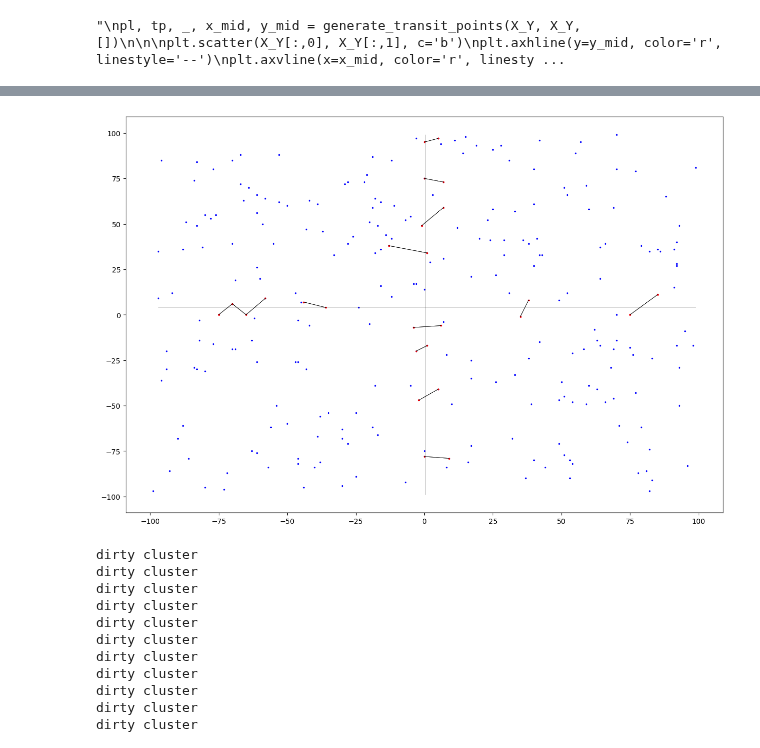
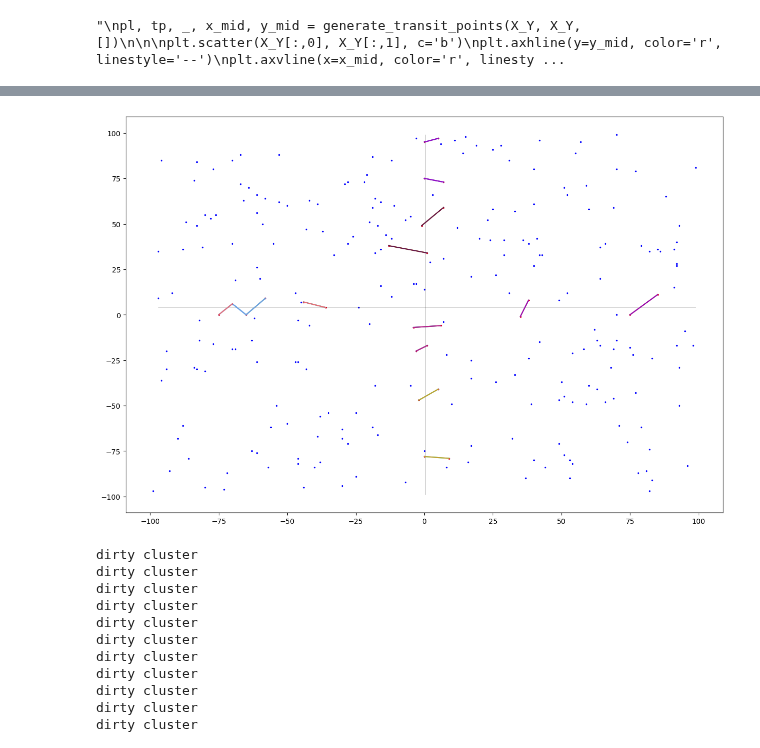
Before and after one commit to sangmin-yoo/TAXI, a Jupyter notebook: Large-Scale-Ising_graph_partition.ipynb, the cells around one changed output, grey strips where cells are left out. Cells and saved outputs as stored; diff of their text form; code cells hidden in the pictures.

```diff
--- a/Large-Scale-Ising_graph_partition.ipynb
+++ b/Large-Scale-Ising_graph_partition.ipynb
@@ -90,8 +90,8 @@ plt.figure(figsize=(15,10))
 plt.plot()
 plt.title('Cities in ' + x)
 plt.scatter(X_coord, Y_coord)
-for idx, (x, y) in enumerate(X_Y):
-    plt.text(x, y, str(idx), fontsize=9, ha='right', va='bottom', color='blue')
+#for idx, (x, y) in enumerate(X_Y):
+#    plt.text(x, y, str(idx), fontsize=9, ha='right', va='bottom', color='blue')
 plt.show()
 # %% [output]
 Problem : gil262
@@ -450,7 +799,7 @@ for p1, p2 in tp:
 # %%
 sys.setrecursionlimit(100)
 
-
+pairs = []
 def recurse_graph(global_array, points_info, transit_point_master, partitions, reference_frame = (None, None, None, None, None, None), ising_size = 12):
     '''
     Given a set of points and transit points (if any), recursively split the graph into 4 quadrants and generate transit points between them.
@@ -460,8 +809,8 @@ def recurse_graph(global_array, points_info, transit_point_master, partitions, r
     x/y_reference frame is a 3-tuple only for visualization purposes. (for the gridding that is happening)
     '''
     for i, p in enumerate(points_info):
-        if p[1] == False:
-            p_new, _, transit_point_master, x_mid, y_mid = generate_transit_points(global_array, p[0], transit_point_master, ising_size)
+        if p[1] == None:
+            p_new, _, transit_point_master, x_mid, y_mid = generate_transit_points(global_array, p[0], transit_point_master, reference_frame, ising_size)
             '''
             for p_nest in p_new:
 
@@ -512,6 +861,6 @@ def recurse_graph(global_array, points_info, transit_point_master, partitions, r
 partitions = []
 transit_point_master = []
 
-initial_points_info = [(X_Y, False)]
+initial_points_info = [(X_Y, None)]
 
 transit_point_master, partitions = recurse_graph(X_Y, initial_points_info, transit_point_master, partitions)
@@ -518,32 +902,54 @@ transit_point_master, partitions = recurse_graph(X_Y, initial_points_info, trans
 # %%
 x_max = max(X_Y[:,0])
 x_min = min(X_Y[:,0])
 y_max = max(X_Y[:,1])
 y_min = min(X_Y[:,1])
 plt.figure(figsize=(15,10))
 #partitions = partitions[:6]
 plt.scatter(X_Y[:,0], X_Y[:,1], c='b', s=2)
 for i in range(len(transit_point_master)):
     p1, p2 = transit_point_master[i]
     x_coords = [X_Y[p1, 0], X_Y[p2, 0]]
     y_coords = [X_Y[p1, 1], X_Y[p2, 1]]
     plt.scatter(x_coords, y_coords, c='r', s=2)
     plt.plot(x_coords, y_coords, color='black', linewidth=0.5)
 
 for t  in partitions:
     x, x1, x2, y, y1, y2 = t
     if x1 == None:
         x1 = x_min
     if x2 == None:
         x2 = x_max
     if y1 == None:
         y1 = y_min
     if y2 == None:
         y2 = y_max
     plt.plot([x, x], [x1, x2], color='black', linewidth=0.5, alpha = 0.3)
     plt.plot([y1, y2], [y, y], color='black', linewidth=0.5, alpha = 0.3)
+
+for sublist in pairs_master:
+    # Generate a random color for each sublist
+
+    for pair in sublist:
+        # Extract points
+        p1, p2 = pair[0]
+        p3, p4 = pair[1]
+        color = np.random.rand(3,)
+        # Plot lines in the same color
+        plt.plot(
+            [X_Y[p1][0], X_Y[p2][0]],
+            [X_Y[p1][1], X_Y[p2][1]],
+            color=color,
+            label="Line 1" if sublist == pairs_master[0] else None
+        )
+        plt.plot(
+            [X_Y[p3][0], X_Y[p4][0]],
+            [X_Y[p3][1], X_Y[p4][1]],
+            color=color,
+            label="Line 2" if sublist == pairs_master[0] else None
+        )
 # %% [output]
-[figure, old version]
+[figure, new version]
 # %%
 ## sys2_cities has [hierarchies where the sub-cluster belongs, Center X/Y coordinates of the sub-cluster, Cities X/Y coordinates in the sub-cluster]
 ## sys2_centers has [hierarchies where the sub-cluster belongs, Center X/Y coordinates of the sub-cluster]
```
Also changed, not shown: parts of 10 cells of this notebook.
